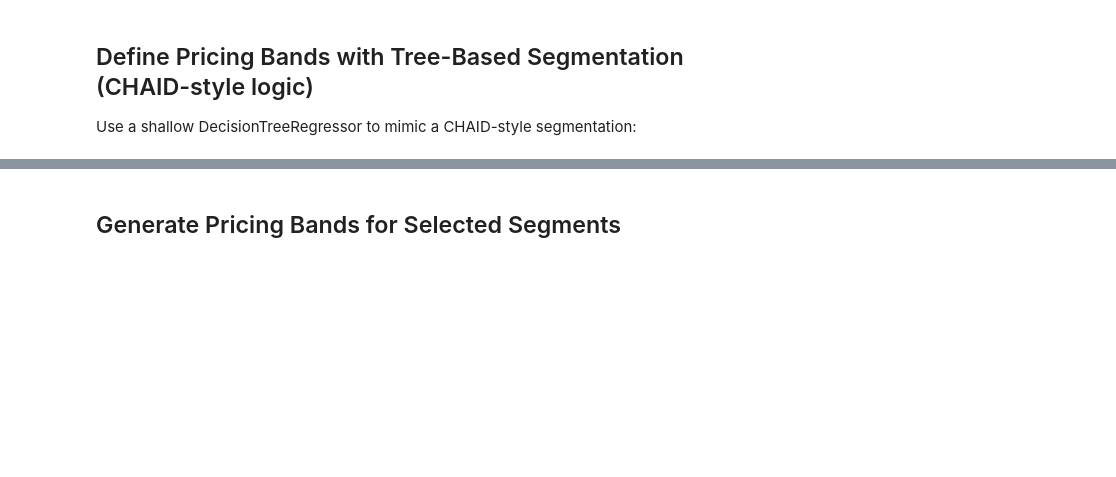
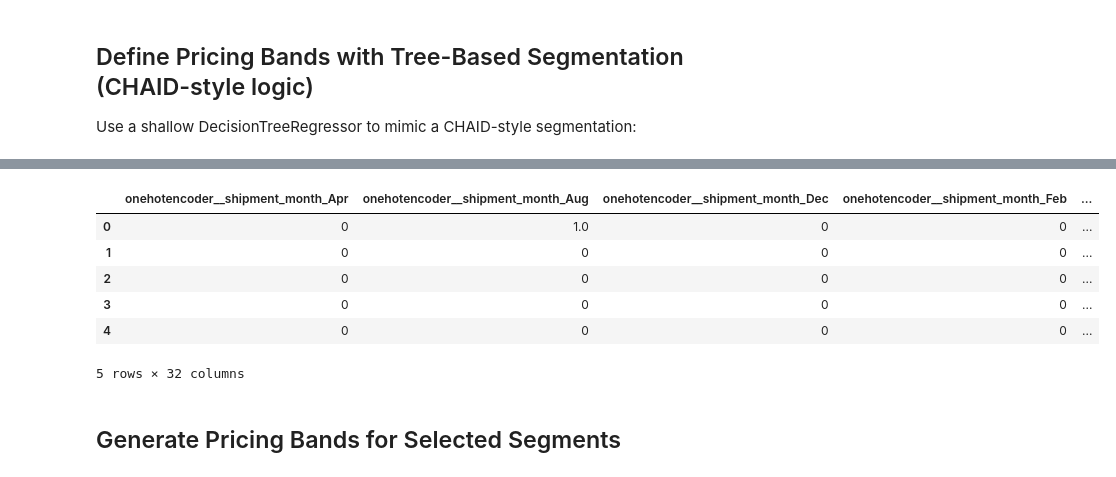
Before and after one commit to ROARMarketingConcepts/Martin-Marietta-Pricing-Case-Study, a Jupyter notebook: Pricing Case Study/Data_Driven_Pricing_Summary.ipynb, the cells around one changed output, grey strips where cells are left out. Cells and saved outputs as stored; diff of their text form; code cells hidden in the pictures; blank space fills up the shorter version.

```diff
--- a/Pricing Case Study/Data_Driven_Pricing_Summary.ipynb
+++ b/Pricing Case Study/Data_Driven_Pricing_Summary.ipynb
@@ -35,17 +58,13 @@ categorical = X.select_dtypes(include='object').columns.tolist()
 numeric = ['Shipment_qty']
 
 preprocessor = make_column_transformer(
-    (OneHotEncoder(drop='first'), categorical),
+    # (OneHotEncoder(drop='first'), categorical),
+    (OneHotEncoder(), categorical),
     remainder='passthrough'
 )
 
 X_encoded = preprocessor.fit_transform(X)
+columns = preprocessor.get_feature_names_out()
 
-model = LinearRegression()
-model.fit(X_encoded, y)
-
-# Create summary table
-feature_names = preprocessor.get_feature_names_out()
-coefs = pd.Series(model.coef_, index=feature_names, name='Coefficient').sort_values(key=abs, ascending=False)
-
-coefs.head(10)
+# Convert the sparse matrix to a Dataframe
+X_encoded_df = pd.DataFrame.sparse.from_spmatrix(X_encoded, columns=columns)
@@ -96,3 +124,32 @@ print(tree_rules)
+# %%
+def predict_price(row):
+    # The DecisionTreeRegressor object 'tree' is available in the global scope
+    # We can use it directly to predict the price for the given row.
+    # The tree expects input in the same format as X_encoded, so we need to
+    # convert the row (which is a Series) into a DataFrame with the correct
+    # feature names and shape before passing it to tree.predict().
+
+    # Convert the row to a DataFrame, ensuring it has the same columns as X_encoded_df
+    row_df = row.to_frame().T
+
+    # Use the trained tree to predict the price for this row
+    predicted_value = tree.predict(row_df)
+
+    # tree.predict returns an array, so we extract the single predicted value
+    return predicted_value[0]
+
+# Apply the function
+X_encoded_df['predicted_price'] = X_encoded_df.apply(predict_price, axis=1)
+# %%
+X_encoded_df.head()
+# %% [output]
+|  | onehotencoder__shipment_month_Apr | onehotencoder__shipment_month_Aug | onehotencoder__shipment_month_Dec | onehotencoder__shipment_month_Feb | ... |
+| 0 | 0 | 1.0 | 0 | 0 | ... |
+| 1 | 0 | 0 | 0 | 0 | ... |
+| 2 | 0 | 0 | 0 | 0 | ... |
+| 3 | 0 | 0 | 0 | 0 | ... |
+| 4 | 0 | 0 | 0 | 0 | ... |
+5 rows × 32 columns
 # %% [markdown]
 ## Generate Pricing Bands for Selected Segments
 # %%
```
Also changed, not shown: parts of 8 cells of this notebook, 1 other file.
